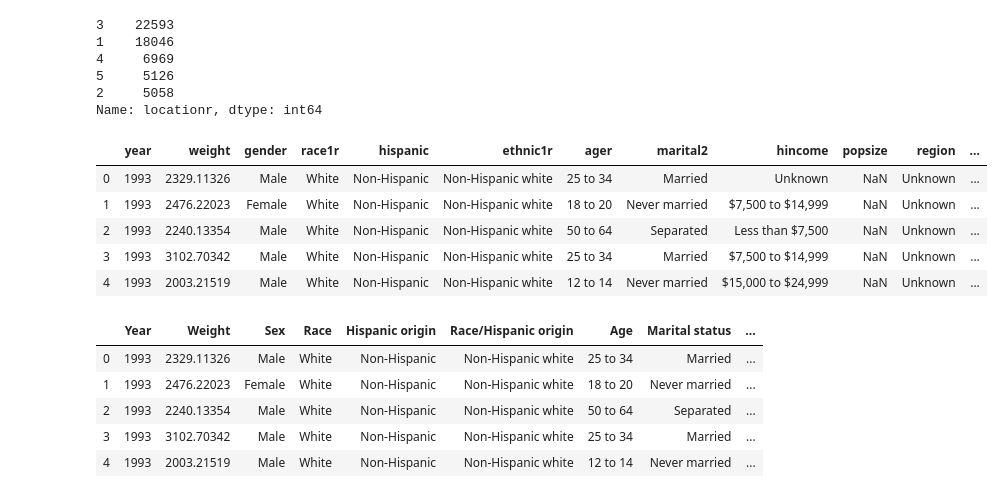
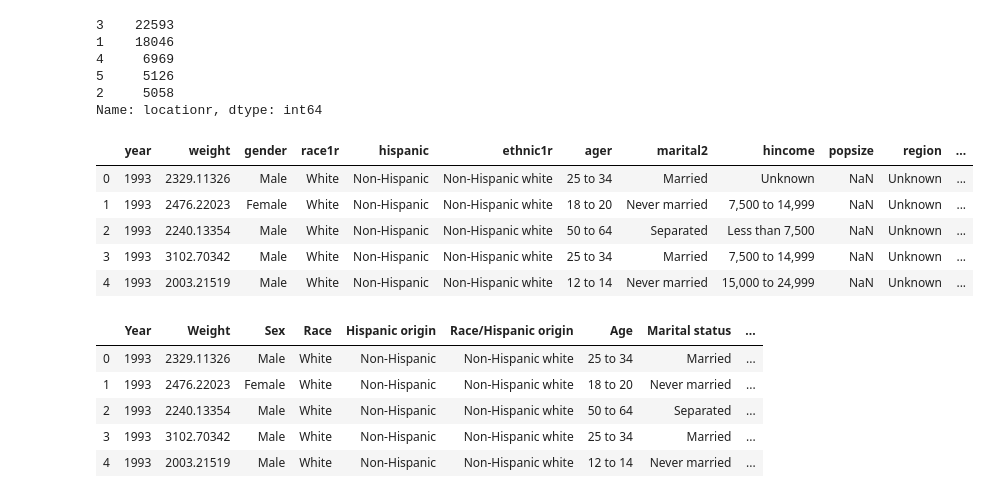
Before and after one commit to DavidMStern/ProjectOne, a Jupyter notebook: 1993 to 2018 formatting.ipynb, the cells around one changed output. Drawn from its saved outputs; the diff is of its cells as text; code cells hidden in the pictures.

```diff
--- a/1993 to 2018 formatting.ipynb
+++ b/1993 to 2018 formatting.ipynb
@@ -37,10 +37,10 @@ victimization_data['ager'] = victimization_data['ager'].replace({1:'12 to 14', 2
                                                                  5:'25 to 34', 6:'35 to 49', 7:'50 to 64', 8:'65 or older'})
 victimization_data['marital2'] = victimization_data['marital2'].replace({1:'Never married', 2:'Married', 3:'Widowed',
                                                                          4:'Divorced', 5:'Separated', 88:'Unknown'})
-victimization_data['hincome'] = victimization_data['hincome'].replace({1:"Less than $7,500", 2:"$7,500 to $14,999",
-                                                                       3:"$15,000 to $24,999", 4:"$25,000 to $34,999",
-                                                                       5:"$35,000 to $49,999", 6:"$50,000 to $74,999",
-                                                                       7:"$75,000 or more", 88:"Unknown"})
+victimization_data['hincome'] = victimization_data['hincome'].replace({1:"Less than 7,500", 2:"7,500 to 14,999",
+                                                                       3:"15,000 to 24,999", 4:"25,000 to 34,999",
+                                                                       5:"35,000 to 49,999", 6:"50,000 to 74,999",
+                                                                       7:"75,000 or more", 88:"Unknown"})
 victimization_data['popsize'] = victimization_data['popsize'].replace({0.0:'Not a place', 1.0:'Under 100,000',
                                                                        2.0:'100,000 to 249,999', 3.0:'250,000 to 499,999',
                                                                        4.0:'500,000 to 999,999', 5.0:'1 million or more'})
@@ -53,37 +53,37 @@ victimization_data['direl'] = victimization_data['direl'].replace({1:'Intimates'
                                                                    6:'Do not know number of offenders'})
 victimization_data['notify'] = victimization_data['notify'].replace({1:'Yes, reported to the police',
                                                                      2:'No, did not report to the police', 3:'Do not know',
                                                                      8:'Unknown'})
 victimization_data['weapon'] = victimization_data['weapon'].replace({1:'Yes, offender had weapon',
                                                                      2:'No, offender did not have weapon',
                                                                      3:'Do not know if offender had weapon'})
 victimization_data['weapcat'] = victimization_data['weapcat'].replace({0:'No weapon', 1:'Firearm', 2:'Knife',
                                                                        3:'Other type weapon', 4:'Type weapon unknown',
                                                                        5:'Do not know if offender had weapon'})
 victimization_data['newcrime'] = victimization_data['newcrime'].replace({1:'Violent victimization', 2:'Personal theft/larceny'})
 victimization_data['newoff'] = victimization_data['newoff'].replace({1:'Rape/sexual assault', 2:'Robbery',
                                                                      3:'Aggravated assault', 4:'Simple assault',
                                                                      5:'Personal theft'})
 victimization_data['seriousviolent'] = victimization_data['seriousviolent'].replace({1:'Violent crime excluding simple assault',
                                                                                      2:'Simple assault', 3:'Personal theft',
                                                                                      4:'Property crime'})
 victimization_data['injury'] = victimization_data['injury'].replace({0:'Not injured', 1:'Injured'})
 victimization_data['treatment'] = victimization_data['treatment'].replace({0.0:'Not injured', 1.0:'Not treated for injury',
                                                                            2.0:'Treated at scene, home, medical office, or other location'})
 victimization_data['vicservices'] = victimization_data['vicservices'].replace({1.0:'Services received from victim service agencies',
                                                                                2.0:'No services received from victim service agencies'})
 victimization_data['locationr'] = victimization_data['locationr'].replace({1:"At or near victim's home",
                                                                            2:"At or near friend, neighbor, or relative's home",
                                                                            3:'Commercial place, parking lot, or other public area',
                                                                            4:'School', 5:'Other location'})
 victimization_data.head()
 # %% [output]
 |  | year | weight | gender | race1r | hispanic | ethnic1r | ager | marital2 | hincome | popsize | region | ... |
 | 0 | 1993 | 2329.11326 | Male | White | Non-Hispanic | Non-Hispanic white | 25 to 34 | Married | Unknown | NaN | Unknown | ... |
-| 1 | 1993 | 2476.22023 | Female | White | Non-Hispanic | Non-Hispanic white | 18 to 20 | Never married | $7,500 to $14,999 | NaN | Unknown | ... |
-| 2 | 1993 | 2240.13354 | Male | White | Non-Hispanic | Non-Hispanic white | 50 to 64 | Separated | Less than $7,500 | NaN | Unknown | ... |
-| 3 | 1993 | 3102.70342 | Male | White | Non-Hispanic | Non-Hispanic white | 25 to 34 | Married | $7,500 to $14,999 | NaN | Unknown | ... |
-| 4 | 1993 | 2003.21519 | Male | White | Non-Hispanic | Non-Hispanic white | 12 to 14 | Never married | $15,000 to $24,999 | NaN | Unknown | ... |
+| 1 | 1993 | 2476.22023 | Female | White | Non-Hispanic | Non-Hispanic white | 18 to 20 | Never married | 7,500 to 14,999 | NaN | Unknown | ... |
+| 2 | 1993 | 2240.13354 | Male | White | Non-Hispanic | Non-Hispanic white | 50 to 64 | Separated | Less than 7,500 | NaN | Unknown | ... |
+| 3 | 1993 | 3102.70342 | Male | White | Non-Hispanic | Non-Hispanic white | 25 to 34 | Married | 7,500 to 14,999 | NaN | Unknown | ... |
+| 4 | 1993 | 2003.21519 | Male | White | Non-Hispanic | Non-Hispanic white | 12 to 14 | Never married | 15,000 to 24,999 | NaN | Unknown | ... |
 # %%
 victimization_data = victimization_data.rename(columns={'year':'Year', 'weight':'Weight', 'gender':'Sex', 'race1r':'Race',
                                                         'hispanic':'Hispanic origin', 'ethnic1r':'Race/Hispanic origin',
```
Also changed, not shown: 6 other files.
